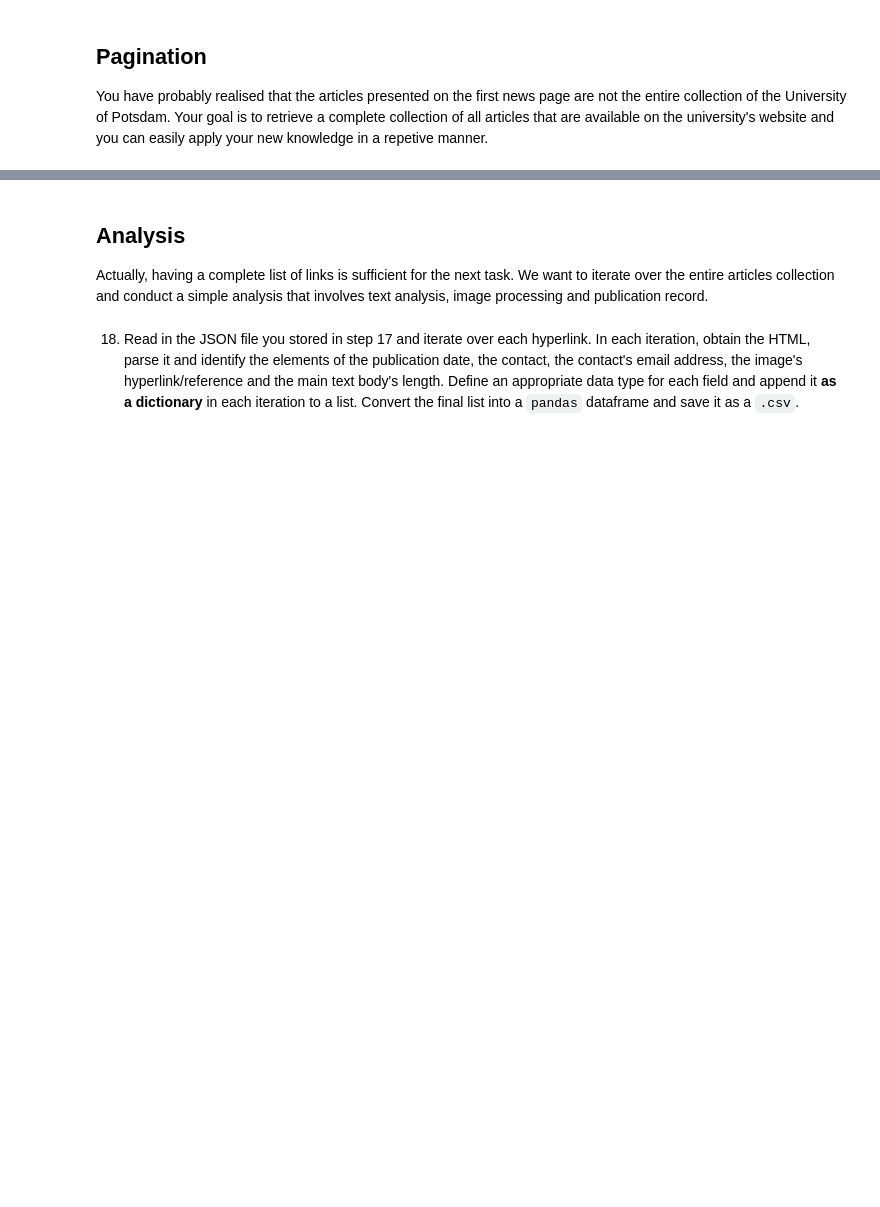
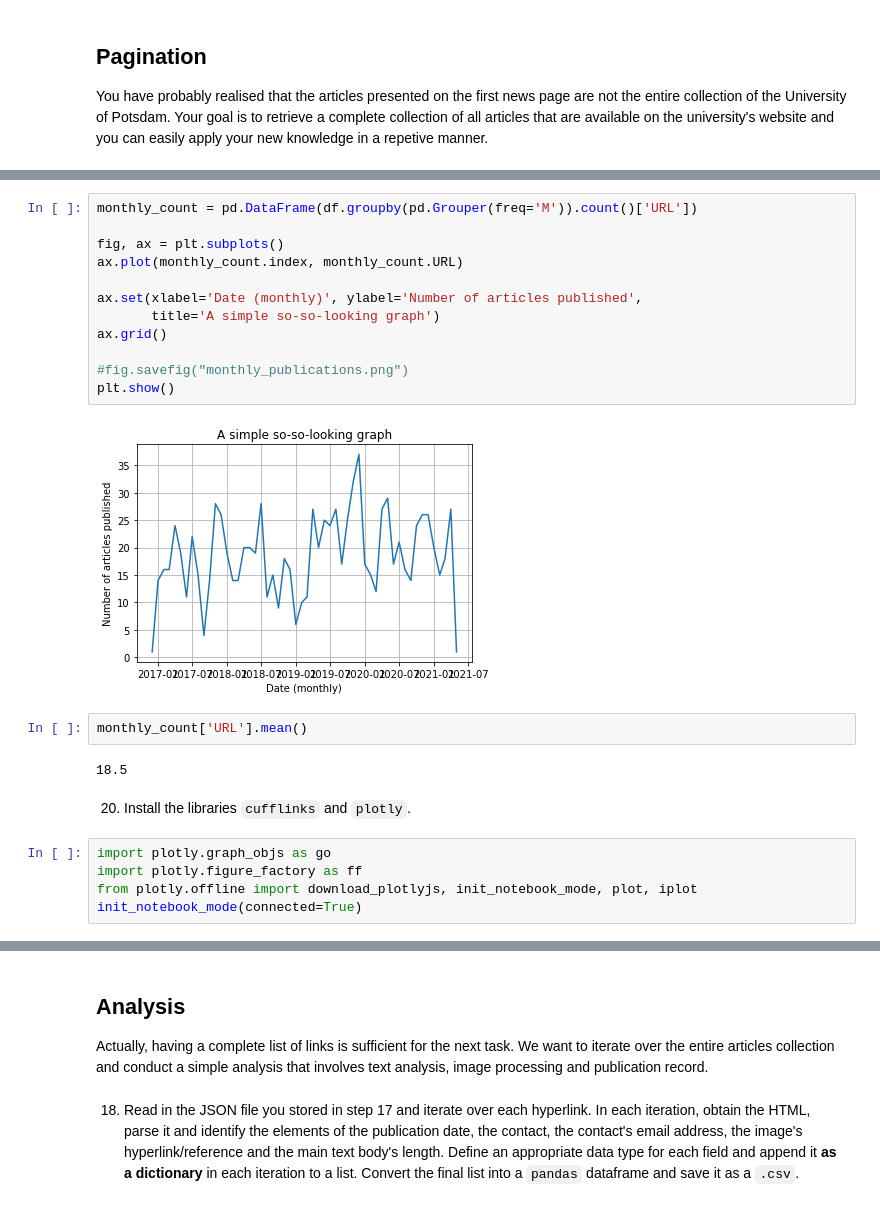
Before and after one commit to gerwolf/webscraping-workshop, a Jupyter notebook: Static HTML.ipynb, the cells around one changed output, grey strips where cells are left out. Cells and saved outputs as stored; diff of their text form; blank space fills up the shorter version.

```diff
--- a/Static HTML.ipynb
+++ b/Static HTML.ipynb
@@ -128,0 +333,25 @@ You have probably realised that the articles presented on the first news page ar
+# %%
+monthly_count = pd.DataFrame(df.groupby(pd.Grouper(freq='M')).count()['URL'])
+
+fig, ax = plt.subplots()
+ax.plot(monthly_count.index, monthly_count.URL)
+
+ax.set(xlabel='Date (monthly)', ylabel='Number of articles published',
+       title='A simple so-so-looking graph')
+ax.grid()
+
+#fig.savefig("monthly_publications.png")
+plt.show()
+# %% [output]
+[figure, added]
+# %%
+monthly_count['URL'].mean()
+# %% [output]
+18.5
+# %% [markdown]
+20. Install the libraries `cufflinks` and `plotly`.
+# %%
+import plotly.graph_objs as go
+import plotly.figure_factory as ff
+from plotly.offline import download_plotlyjs, init_notebook_mode, plot, iplot
+init_notebook_mode(connected=True)
```
Also changed, not shown: parts of 34 cells of this notebook, 5 other files.
